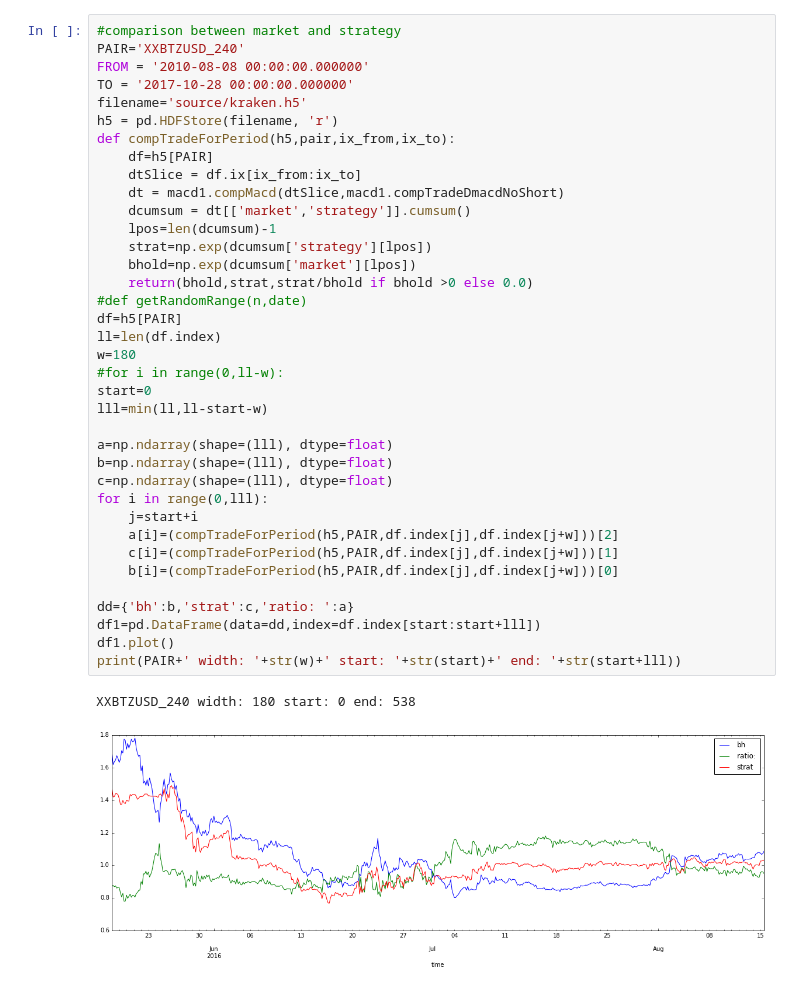
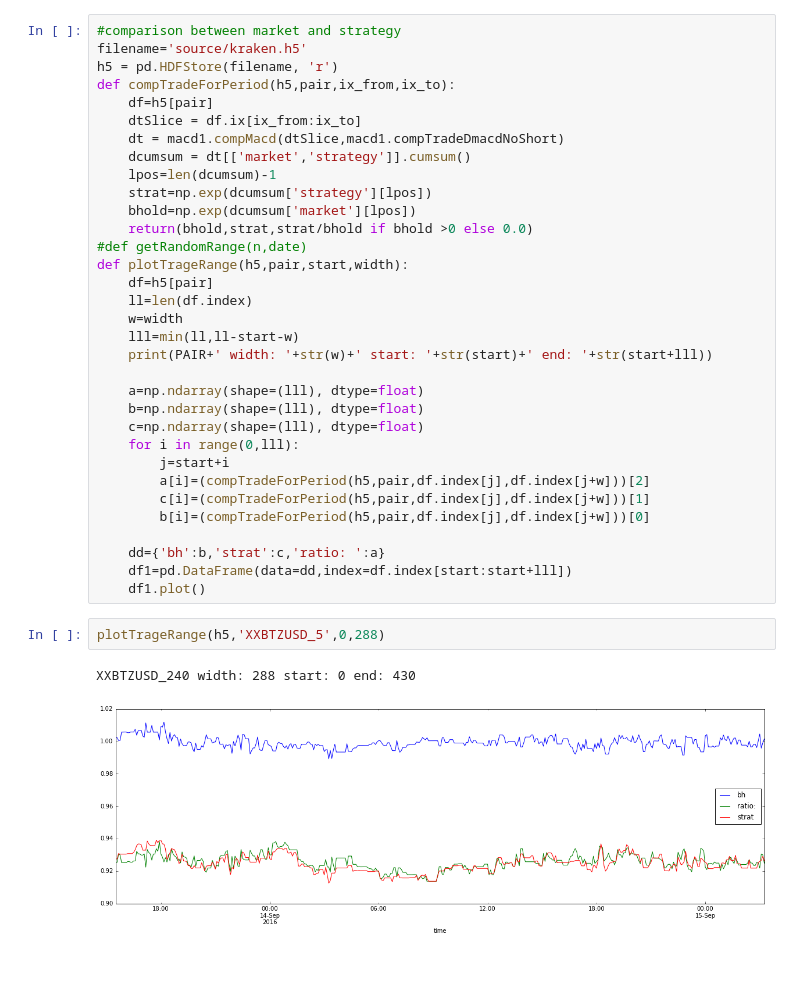
Before and after one commit to portfolioscout/tf, a Jupyter notebook: eth/meanrevert.ipynb, the cells around one changed output. Cells and saved outputs as stored; diff of their text form.

```diff
--- a/eth/meanrevert.ipynb
+++ b/eth/meanrevert.ipynb
@@ -78,12 +80,9 @@ dt['dmacd'].plot(ax=axs3,figsize=figsize3, grid=True)
 # %%
 #comparison between market and strategy
-PAIR='XXBTZUSD_240'
-FROM = '2010-08-08 00:00:00.000000'
-TO = '2017-10-28 00:00:00.000000'
 filename='source/kraken.h5'
 h5 = pd.HDFStore(filename, 'r')
 def compTradeForPeriod(h5,pair,ix_from,ix_to):
-    df=h5[PAIR]
+    df=h5[pair]
     dtSlice = df.ix[ix_from:ix_to]
     dt = macd1.compMacd(dtSlice,macd1.compTradeDmacdNoShort)
     dcumsum = dt[['market','strategy']].cumsum()
@@ -92,26 +91,27 @@ def compTradeForPeriod(h5,pair,ix_from,ix_to):
     bhold=np.exp(dcumsum['market'][lpos])
     return(bhold,strat,strat/bhold if bhold >0 else 0.0)
 #def getRandomRange(n,date)
-df=h5[PAIR]
-ll=len(df.index)
-w=180
-#for i in range(0,ll-w):
-start=0
-lll=min(ll,ll-start-w)
+def plotTrageRange(h5,pair,start,width):
+    df=h5[pair]
+    ll=len(df.index)
+    w=width
+    lll=min(ll,ll-start-w)
+    print(PAIR+' width: '+str(w)+' start: '+str(start)+' end: '+str(start+lll))
 
-a=np.ndarray(shape=(lll), dtype=float)
-b=np.ndarray(shape=(lll), dtype=float)
-c=np.ndarray(shape=(lll), dtype=float)
-for i in range(0,lll):
-    j=start+i
-    a[i]=(compTradeForPeriod(h5,PAIR,df.index[j],df.index[j+w]))[2]
-    c[i]=(compTradeForPeriod(h5,PAIR,df.index[j],df.index[j+w]))[1]
-    b[i]=(compTradeForPeriod(h5,PAIR,df.index[j],df.index[j+w]))[0]
+    a=np.ndarray(shape=(lll), dtype=float)
+    b=np.ndarray(shape=(lll), dtype=float)
+    c=np.ndarray(shape=(lll), dtype=float)
+    for i in range(0,lll):
+        j=start+i
+        a[i]=(compTradeForPeriod(h5,pair,df.index[j],df.index[j+w]))[2]
+        c[i]=(compTradeForPeriod(h5,pair,df.index[j],df.index[j+w]))[1]
+        b[i]=(compTradeForPeriod(h5,pair,df.index[j],df.index[j+w]))[0]
 
-dd={'bh':b,'strat':c,'ratio: ':a}
-df1=pd.DataFrame(data=dd,index=df.index[start:start+lll])
-df1.plot()
-print(PAIR+' width: '+str(w)+' start: '+str(start)+' end: '+str(start+lll))
+    dd={'bh':b,'strat':c,'ratio: ':a}
+    df1=pd.DataFrame(data=dd,index=df.index[start:start+lll])
+    df1.plot()
-# %% [output]
-XXBTZUSD_240 width: 180 start: 0 end: 538
-[figure, removed]
+# %%
+plotTrageRange(h5,'XXBTZUSD_5',0,288)
+# %% [output]
+XXBTZUSD_240 width: 288 start: 0 end: 430
+[figure, added]
```
Also changed, not shown: parts of 7 cells of this notebook, 1 other file.
